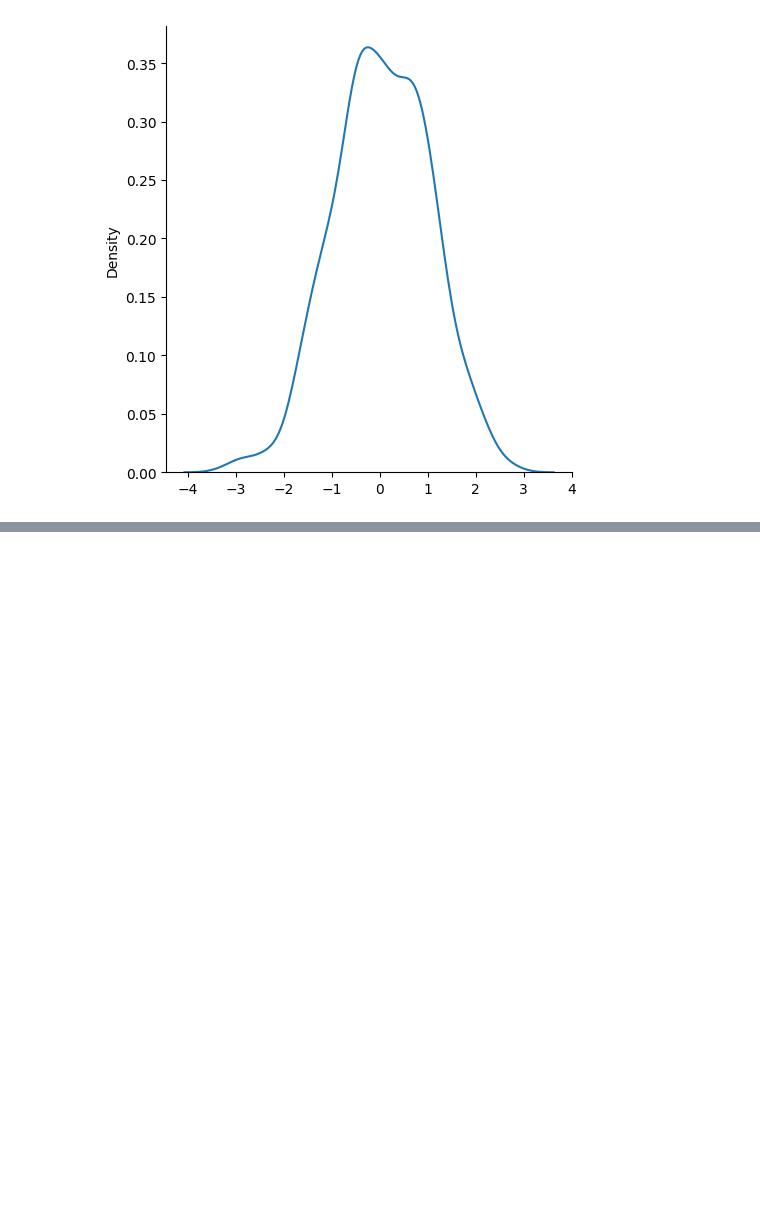
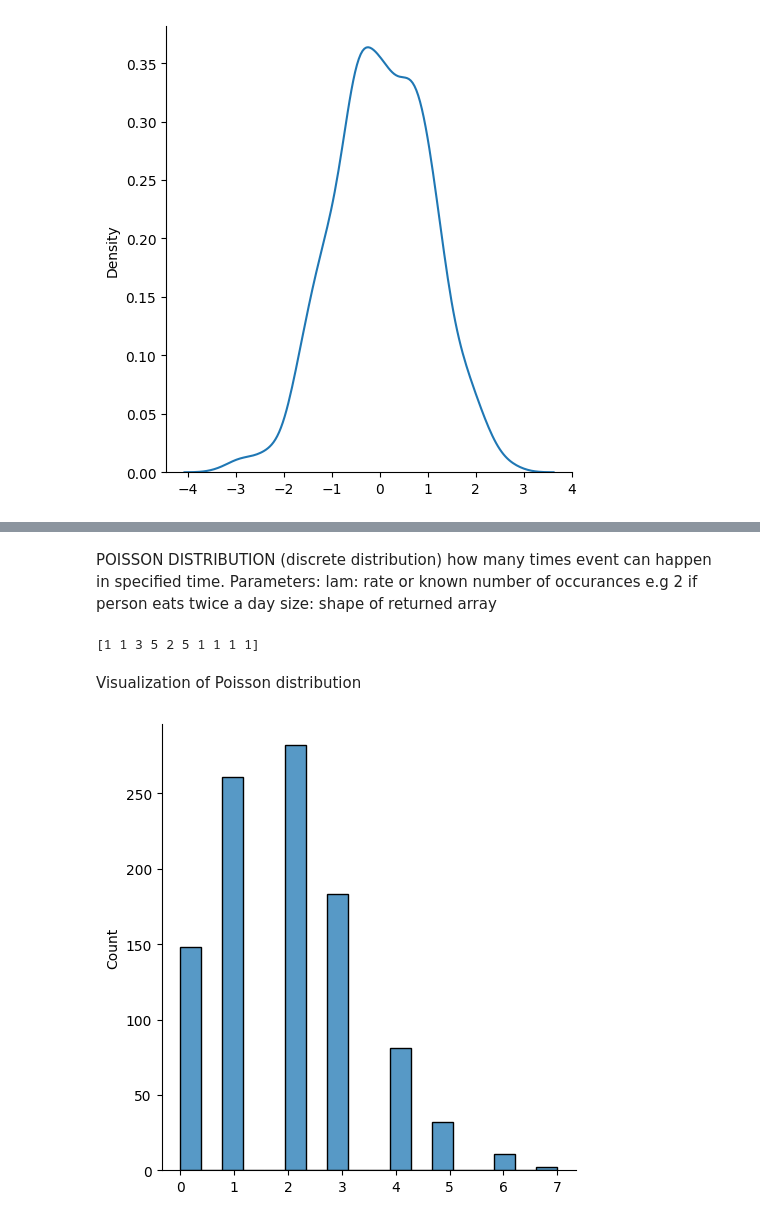
Before and after one commit to hardeepmatharu/seaborn-displot-practice, a Jupyter notebook: seaborn-displot-practice.ipynb, the cells around one changed output, grey strips where cells are left out. Drawn from its saved outputs; the diff is of its cells as text; code cells hidden in the pictures; blank space fills up the shorter version.

```diff
--- a/seaborn-displot-practice.ipynb
+++ b/seaborn-displot-practice.ipynb
@@ -42,0 +105,22 @@ plt.show()
+# %% [markdown]
+POISSON DISTRIBUTION (discrete distribution) how many times event can happen in specified time.
+Parameters:
+  lam: rate or known number of occurances e.g 2 if person eats twice a day
+  size: shape of returned array
+# %%
+from numpy import random
+x = random.poisson(lam=2, size = 10)
+print(x)
+# %% [output]
+[1 1 3 5 2 5 1 1 1 1]
+# %% [markdown]
+Visualization of Poisson distribution
+# %%
+from numpy import random
+import matplotlib.pyplot as plt
+import seaborn as sns
+
+sns.displot(random.poisson(lam=2, size = 1000))
+plt.show()
+# %% [output]
+[figure, added]
```
Also changed, not shown: parts of 26 cells of this notebook.
